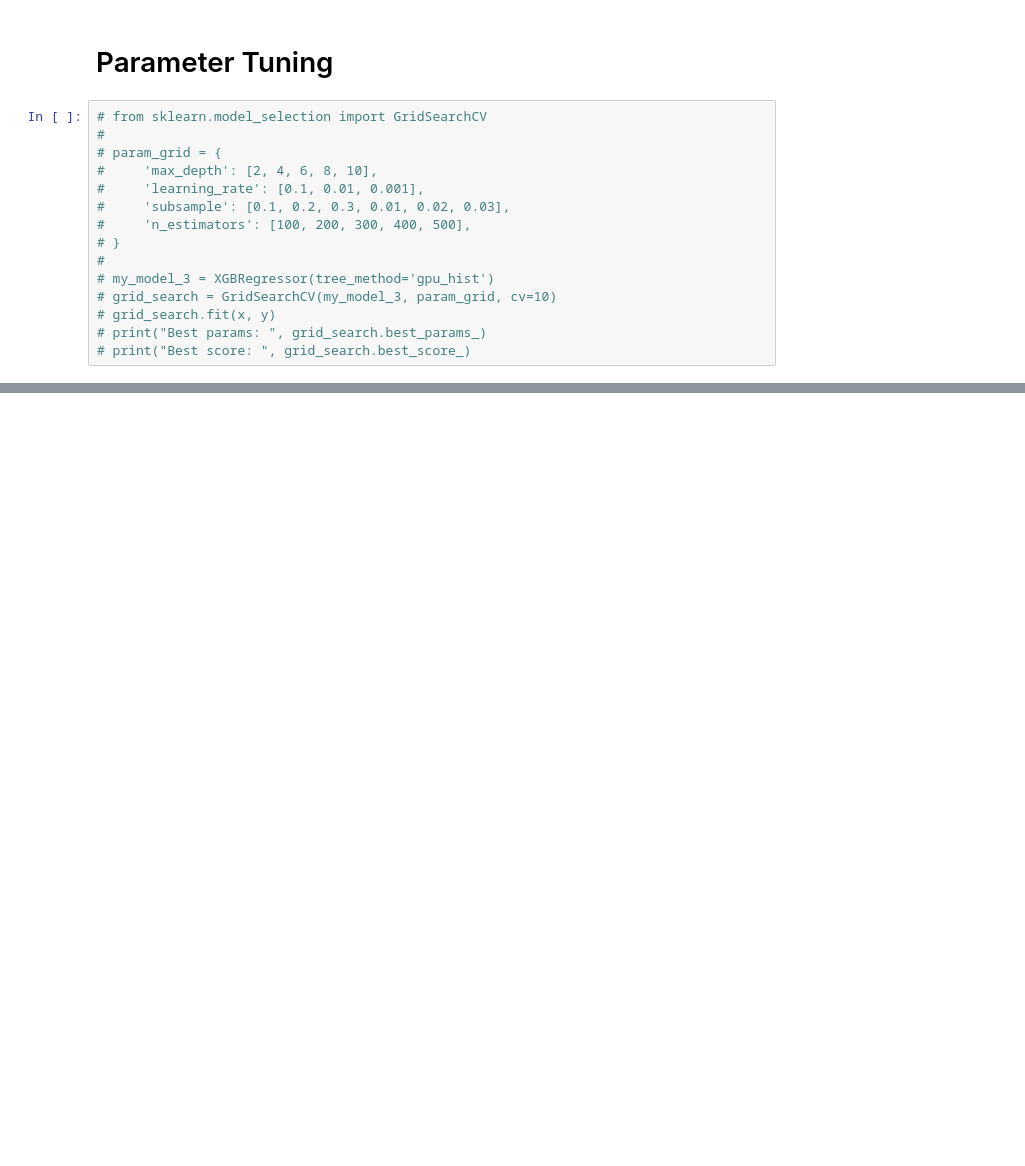
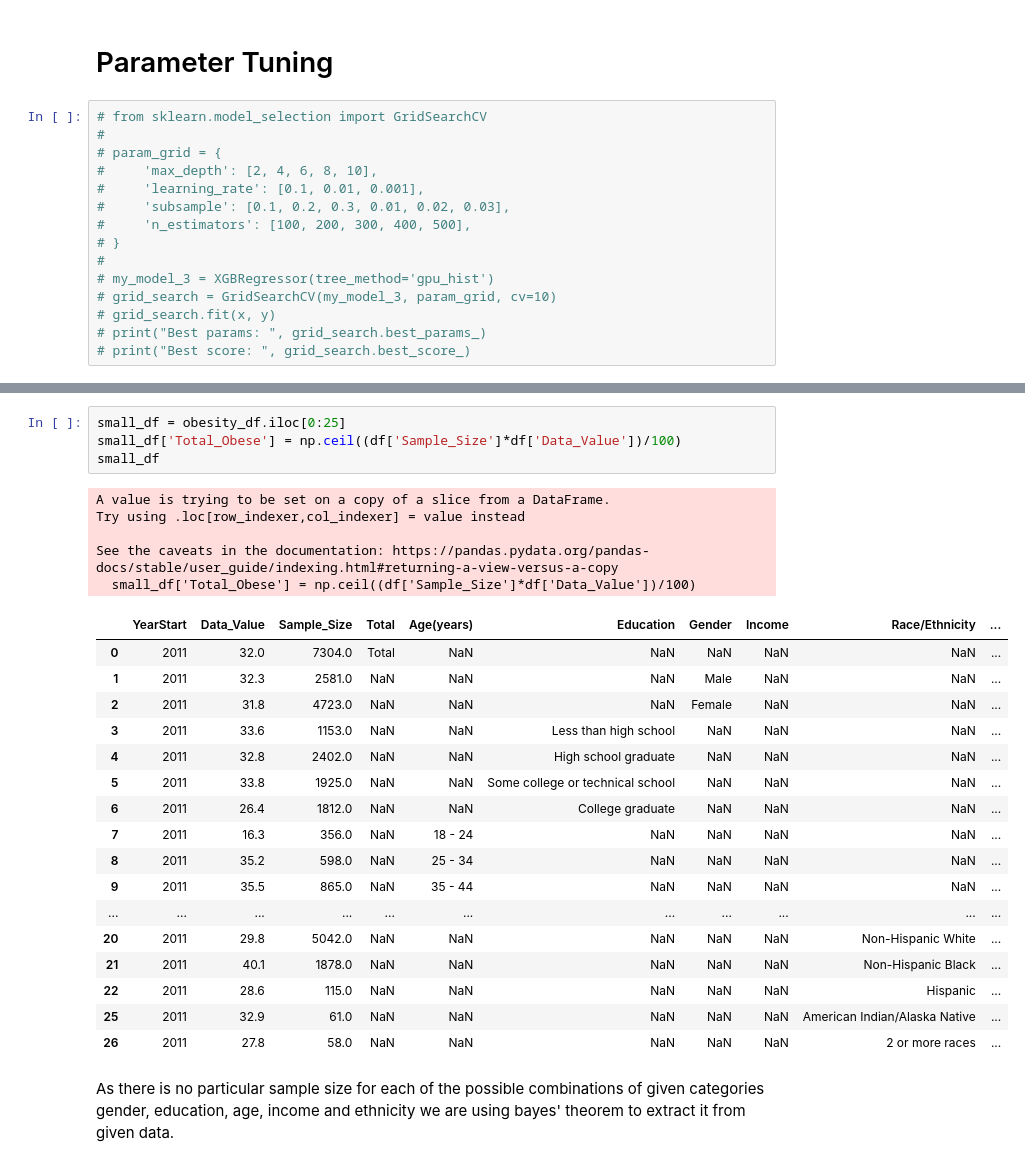
Before and after one commit to bhavan-bhatt/Gnosis-CP01, a Jupyter notebook: Pratham - 202311022/cp_1.ipynb, the cells around one changed output, grey strips where cells are left out. Saved outputs shown, nothing was run; the diff lists cells and outputs as text; blank space fills up the shorter version.

```diff
--- a/Pratham - 202311022/cp_1.ipynb
+++ b/Pratham - 202311022/cp_1.ipynb
@@ -236,0 +243,29 @@ coeff
+# %%
+small_df = obesity_df.iloc[0:25]
+small_df['Total_Obese'] = np.ceil((df['Sample_Size']*df['Data_Value'])/100)
+small_df
+# %% [output]
+A value is trying to be set on a copy of a slice from a DataFrame.
+Try using .loc[row_indexer,col_indexer] = value instead
+
+See the caveats in the documentation: https://pandas.pydata.org/pandas-docs/stable/user_guide/indexing.html#returning-a-view-versus-a-copy
+  small_df['Total_Obese'] = np.ceil((df['Sample_Size']*df['Data_Value'])/100)
+|  | YearStart | Data_Value | Sample_Size | Total | Age(years) | Education | Gender | Income | Race/Ethnicity | ... |
+| 0 | 2011 | 32.0 | 7304.0 | Total | NaN | NaN | NaN | NaN | NaN | ... |
+| 1 | 2011 | 32.3 | 2581.0 | NaN | NaN | NaN | Male | NaN | NaN | ... |
+| 2 | 2011 | 31.8 | 4723.0 | NaN | NaN | NaN | Female | NaN | NaN | ... |
+| 3 | 2011 | 33.6 | 1153.0 | NaN | NaN | Less than high school | NaN | NaN | NaN | ... |
+| 4 | 2011 | 32.8 | 2402.0 | NaN | NaN | High school graduate | NaN | NaN | NaN | ... |
+| 5 | 2011 | 33.8 | 1925.0 | NaN | NaN | Some college or technical school | NaN | NaN | NaN | ... |
+| 6 | 2011 | 26.4 | 1812.0 | NaN | NaN | College graduate | NaN | NaN | NaN | ... |
+| 7 | 2011 | 16.3 | 356.0 | NaN | 18 - 24 | NaN | NaN | NaN | NaN | ... |
+| 8 | 2011 | 35.2 | 598.0 | NaN | 25 - 34 | NaN | NaN | NaN | NaN | ... |
+| 9 | 2011 | 35.5 | 865.0 | NaN | 35 - 44 | NaN | NaN | NaN | NaN | ... |
+| ... | ... | ... | ... | ... | ... | ... | ... | ... | ... | ... |
+| 20 | 2011 | 29.8 | 5042.0 | NaN | NaN | NaN | NaN | NaN | Non-Hispanic White | ... |
+| 21 | 2011 | 40.1 | 1878.0 | NaN | NaN | NaN | NaN | NaN | Non-Hispanic Black | ... |
+| 22 | 2011 | 28.6 | 115.0 | NaN | NaN | NaN | NaN | NaN | Hispanic | ... |
+| 25 | 2011 | 32.9 | 61.0 | NaN | NaN | NaN | NaN | NaN | American Indian/Alaska Native | ... |
+| 26 | 2011 | 27.8 | 58.0 | NaN | NaN | NaN | NaN | NaN | 2 or more races | ... |
+# %% [markdown]
+As there is no particular sample size for each of the possible combinations of given categories gender, education, age, income and ethnicity we are using bayes' theorem to extract it from given data.
```
Also changed, not shown: parts of 6 cells of this notebook.
